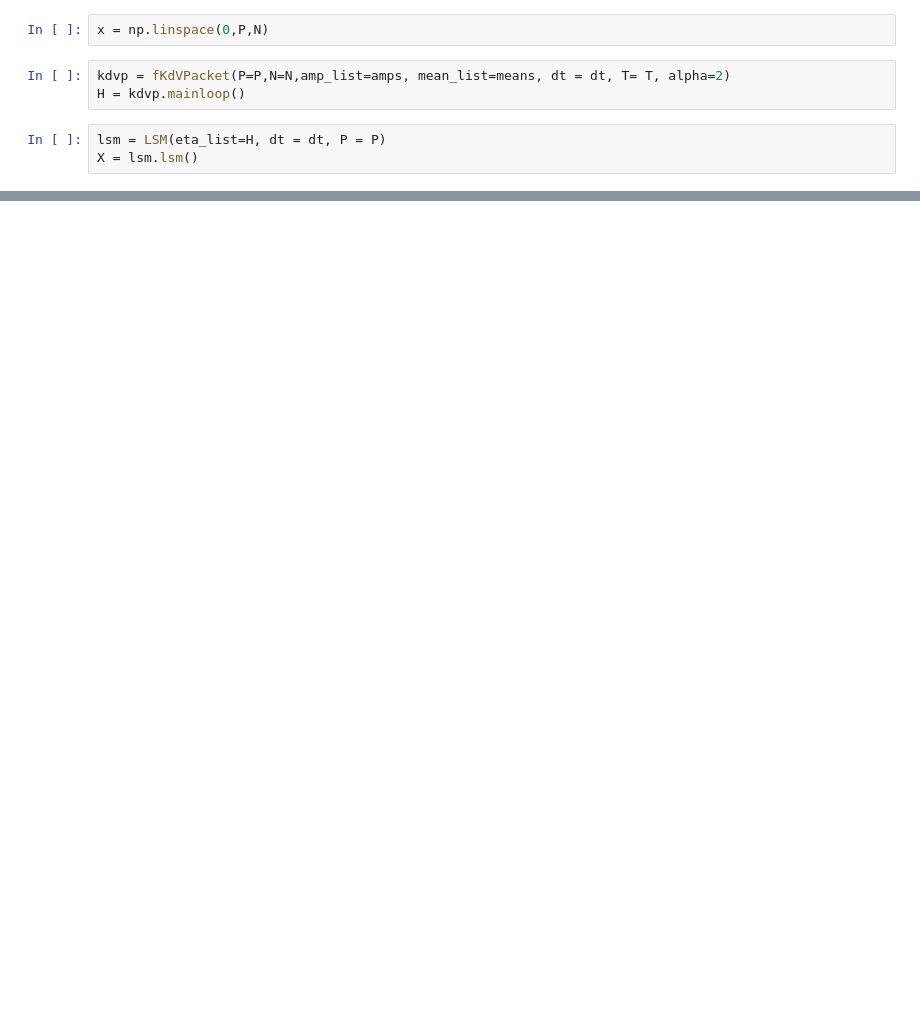
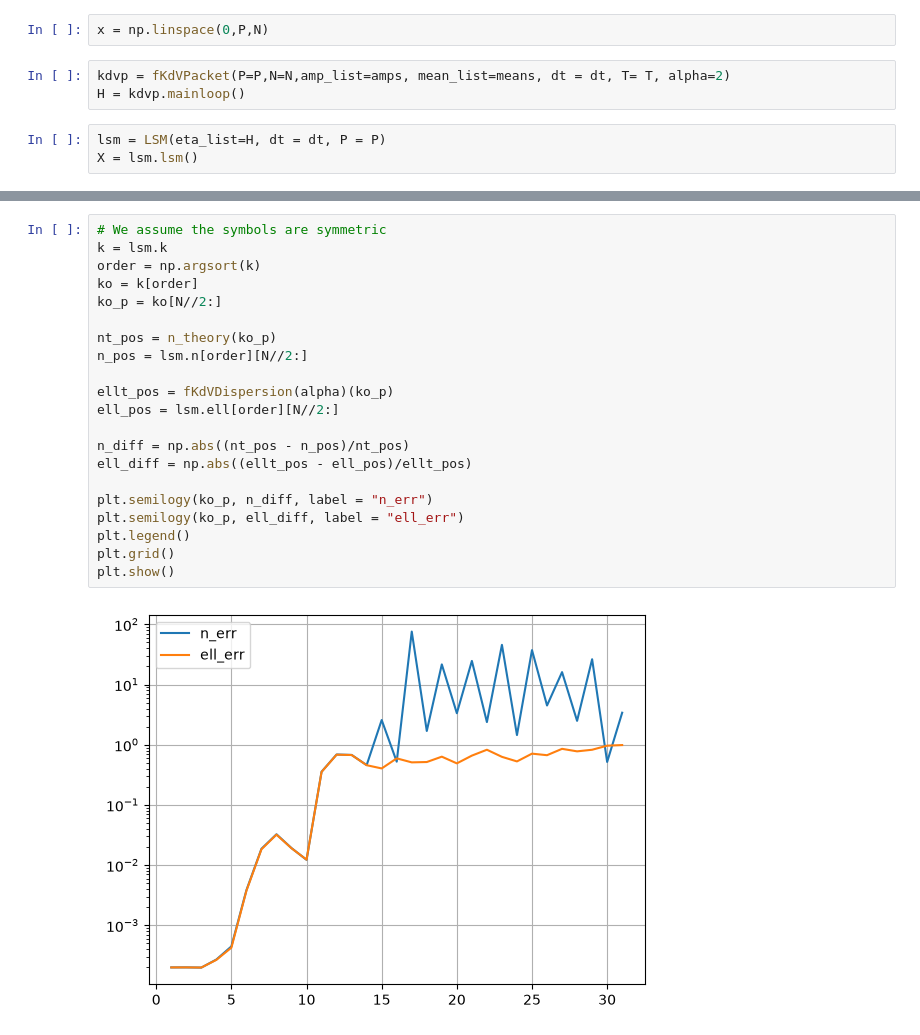
Before and after one commit to DeltaSG/Prosjekt_Master, a Jupyter notebook: Code/notebooks/travellingRecovery/fKdV.ipynb, the cells around one changed output, grey strips where cells are left out. Drawn from its saved outputs; the diff is of its cells as text; blank space fills up the shorter version.

```diff
--- a/Code/notebooks/travellingRecovery/fKdV.ipynb
+++ b/Code/notebooks/travellingRecovery/fKdV.ipynb
@@ -49,0 +51,23 @@ lsm.plot_symbol_fit(ell_t=f.dispersion)
+# %%
+# We assume the symbols are symmetric
+k = lsm.k
+order = np.argsort(k)
+ko = k[order]
+ko_p = ko[N//2:]
+
+nt_pos = n_theory(ko_p)
+n_pos = lsm.n[order][N//2:]
+
+ellt_pos = fKdVDispersion(alpha)(ko_p)
+ell_pos = lsm.ell[order][N//2:]
+
+n_diff = np.abs((nt_pos - n_pos)/nt_pos)
+ell_diff = np.abs((ellt_pos - ell_pos)/ellt_pos)
+
+plt.semilogy(ko_p, n_diff, label = "n_err")
+plt.semilogy(ko_p, ell_diff, label = "ell_err")
+plt.legend()
+plt.grid()
+plt.show()
+# %% [output]
+[figure, added]
```
Also changed, not shown: parts of 3 cells of this notebook, 4 other files.
